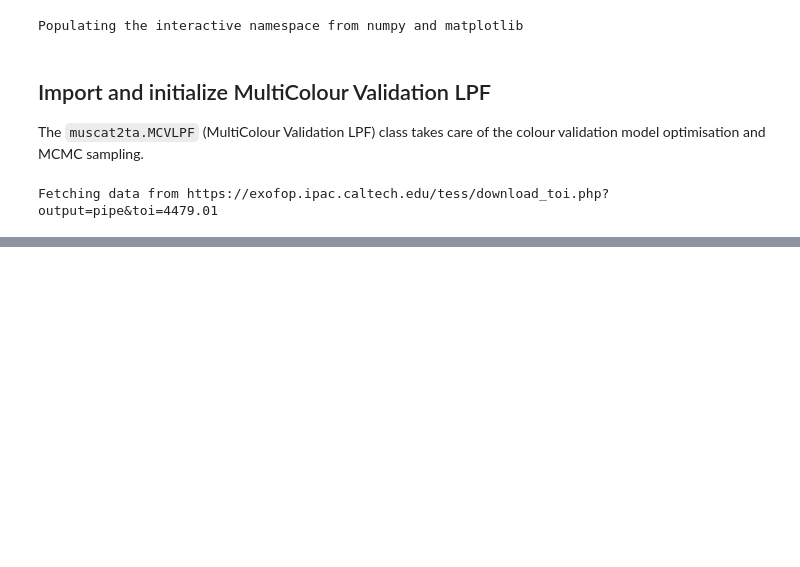
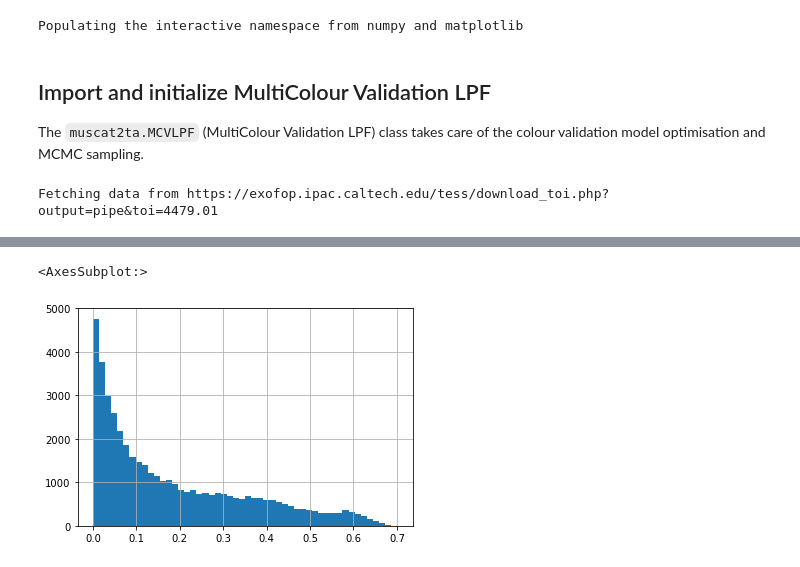
Before and after one commit to hpparvi/mcv, a Jupyter notebook: examples/toi-4479.01/validation.ipynb, the cells around one changed output, grey strips where cells are left out. Saved outputs shown, nothing was run; the diff lists cells and outputs as text; code cells hidden in the pictures; blank space fills up the shorter version.

```diff
--- a/examples/toi-4479.01/validation.ipynb
+++ b/examples/toi-4479.01/validation.ipynb
@@ -62,0 +59,7 @@ lpf.plot_joint_marginals();
+# %%
+df = lpf.posterior_samples(derived_parameters=True)
+# %%
+df.cnt_ref.hist(bins=50)
+# %% [output]
+<AxesSubplot:>
+[figure, added]
```
Also changed, not shown: parts of 12 cells of this notebook.
